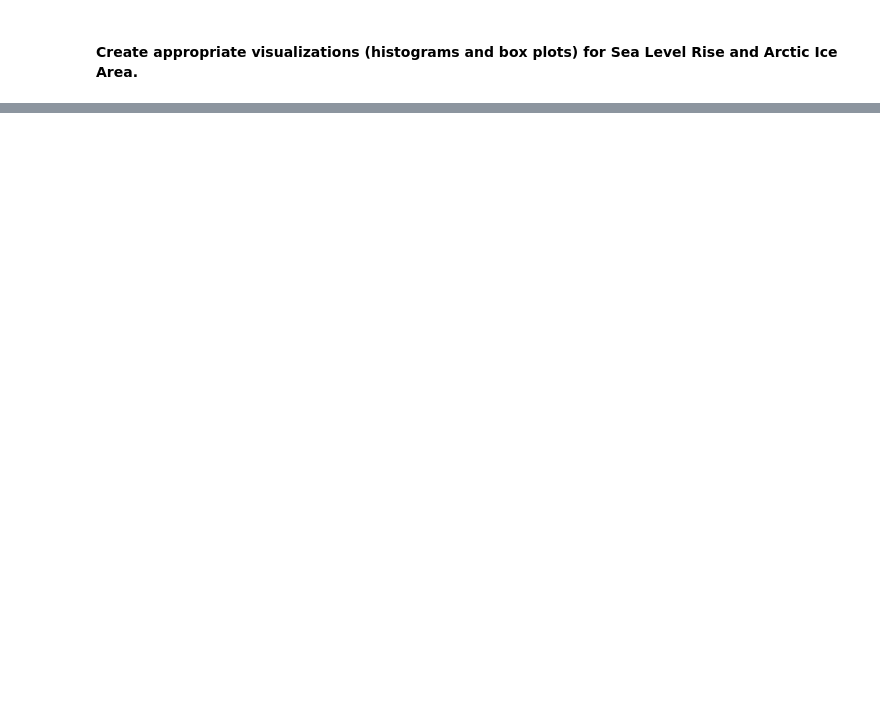
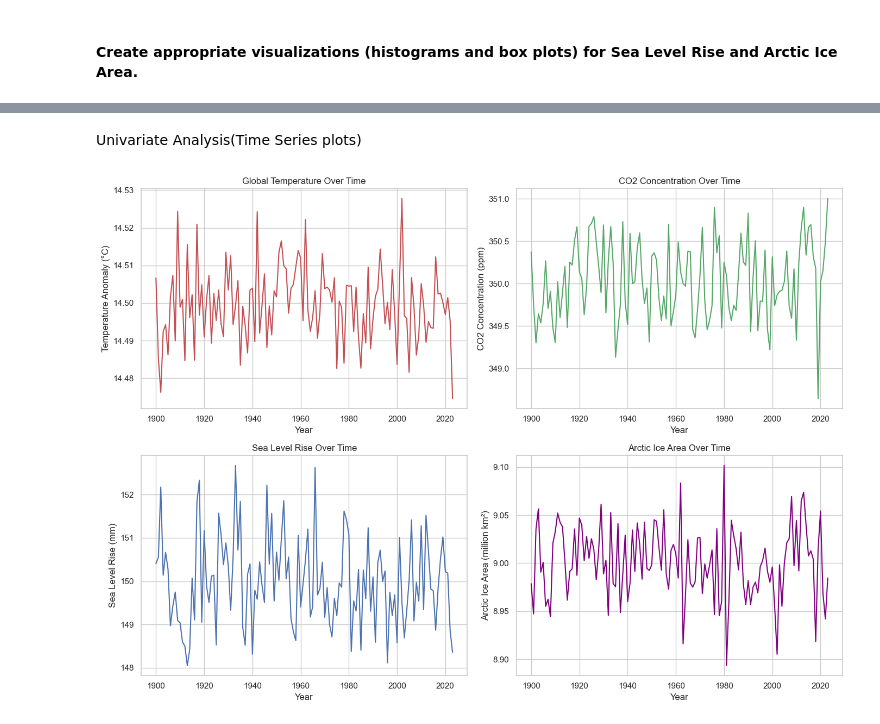
Before and after one commit to Omdena-NIC-Nepal/complete-eda-tensor, a Jupyter notebook: climate_eda.ipynb, the cells around one changed output, grey strips where cells are left out. Saved outputs shown, nothing was run; the diff lists cells and outputs as text; code cells hidden in the pictures; blank space fills up the shorter version.

Commit message:
Completed Visualization (Fixes #11)

```diff
--- a/climate_eda.ipynb
+++ b/climate_eda.ipynb
@@ -253,0 +336,38 @@ plt.show()
+# %% [markdown]
+Univariate Analysis(Time Series plots)
+# %%
+# Set Seaborn style
+sns.set_style("whitegrid")
+
+# Create subplots
+fig, axes = plt.subplots(2, 2, figsize=(14, 10))
+
+# Global Temperature
+sns.lineplot(x=df_grouped_by_year.index, y=df_grouped_by_year["Global Average Temperature (°C)"], ax=axes[0, 0], color="r")
+axes[0, 0].set_title("Global Temperature Over Time")
+axes[0, 0].set_xlabel("Year")
+axes[0, 0].set_ylabel("Temperature Anomaly (°C)")
+
+# CO2 Concentration
+sns.lineplot(x=df_grouped_by_year.index, y=df_grouped_by_year["CO2 Concentration (ppm)"], ax=axes[0, 1], color="g")
+axes[0, 1].set_title("CO2 Concentration Over Time")
+axes[0, 1].set_xlabel("Year")
+axes[0, 1].set_ylabel("CO2 Concentration (ppm)")
+
+# Sea Level Rise
+sns.lineplot(x=df_grouped_by_year.index, y=df_grouped_by_year["Sea Level Rise (mm)"], ax=axes[1, 0], color="b")
+axes[1, 0].set_title("Sea Level Rise Over Time")
+axes[1, 0].set_xlabel("Year")
+axes[1, 0].set_ylabel("Sea Level Rise (mm)")
+
+# Arctic Ice Area
+sns.lineplot(x=df_grouped_by_year.index, y=df_grouped_by_year["Arctic Ice Area (million km²)"], ax=axes[1, 1], color="purple")
+axes[1, 1].set_title("Arctic Ice Area Over Time")
+axes[1, 1].set_xlabel("Year")
+axes[1, 1].set_ylabel("Arctic Ice Area (million km²)")
+
+# Adjust layout
+plt.tight_layout()
+plt.show()
+# %% [output]
+[figure, added]
```
Also changed, not shown: parts of 16 cells of this notebook.
